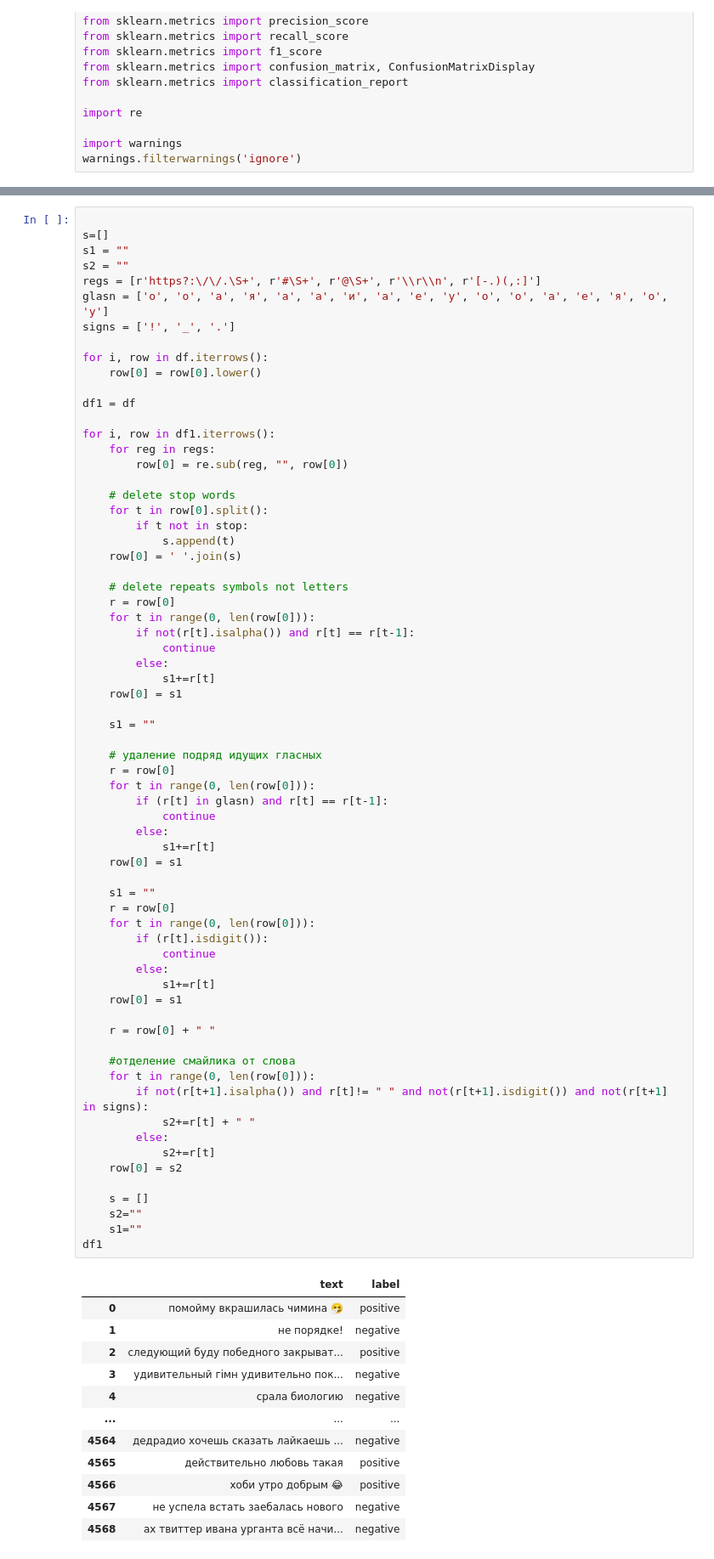
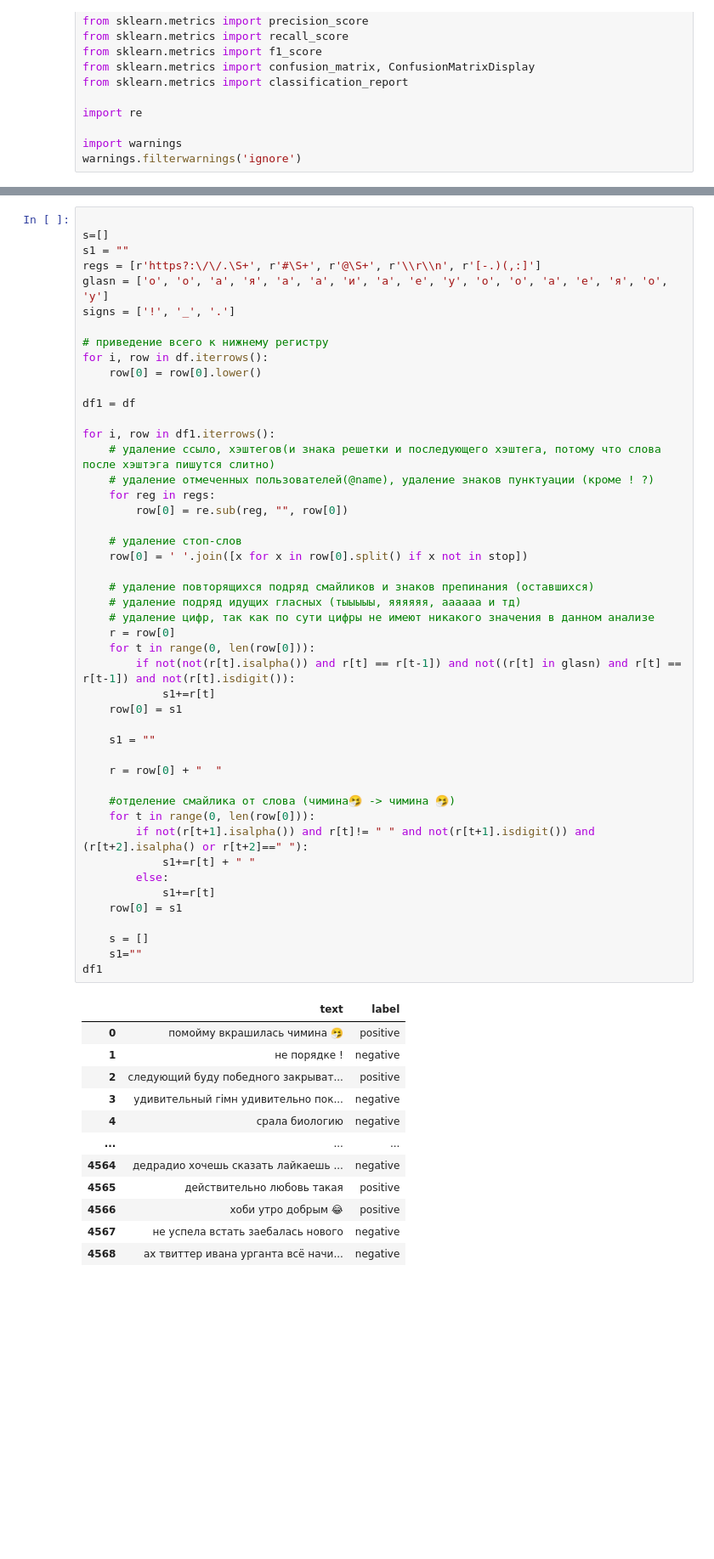
Before and after one commit to Blikir13/pad_lab4, a Jupyter notebook: PAD_LAB4.ipynb, the cells around one changed output, grey strips where cells are left out. Shown: that part at 85% size. Saved outputs shown, nothing was run; the diff lists cells and outputs as text; blank space fills up the shorter version.

```diff
--- a/PAD_LAB4.ipynb
+++ b/PAD_LAB4.ipynb
@@ -86,73 +53,53 @@ stop
 
 s=[]
 s1 = ""
-s2 = ""
 regs = [r'https?:\/\/.\S+', r'#\S+', r'@\S+', r'\\r\\n', r'[-.)(,:]']
 glasn = ['о', 'о', 'а', 'я', 'а', 'а', 'и', 'а', 'е', 'у', 'о', 'о', 'а', 'е', 'я', 'о', 'у']
 signs = ['!', '_', '.']
 
+# приведение всего к нижнему регистру
 for i, row in df.iterrows():
     row[0] = row[0].lower()
 
 df1 = df
 
 for i, row in df1.iterrows():
+    # удаление ссыло, хэштегов(и знака решетки и последующего хэштега, потому что слова после хэштэга пишутся слитно)
+    # удаление отмеченных пользователей(@name), удаление знаков пунктуации (кроме ! ?)
     for reg in regs:
         row[0] = re.sub(reg, "", row[0])
 
-    # delete stop words
-    for t in row[0].split():
-        if t not in stop:
-            s.append(t)
-    row[0] = ' '.join(s)
+    # удаление стоп-слов
+    row[0] = ' '.join([x for x in row[0].split() if x not in stop])
 
-    # delete repeats symbols not letters
+    # удаление повторящихся подряд смайликов и знаков препинания (оставшихся)
+    # удаление подряд идущих гласных (тыыыыы, яяяяяя, аааааа и тд)
+    # удаление цифр, так как по сути цифры не имеют никакого значения в данном анализе
     r = row[0]
     for t in range(0, len(row[0])):
-        if not(r[t].isalpha()) and r[t] == r[t-1]:
-            continue
-        else:
+        if not(not(r[t].isalpha()) and r[t] == r[t-1]) and not((r[t] in glasn) and r[t] == r[t-1]) and not(r[t].isdigit()):
             s1+=r[t]
     row[0] = s1
 
     s1 = ""
 
-    # удаление подряд идущих гласных
-    r = row[0]
+    r = row[0] + "  "
+
+    #отделение смайлика от слова (чимина🤧 -> чимина 🤧)
     for t in range(0, len(row[0])):
-        if (r[t] in glasn) and r[t] == r[t-1]:
-            continue
+        if not(r[t+1].isalpha()) and r[t]!= " " and not(r[t+1].isdigit()) and (r[t+2].isalpha() or r[t+2]==" "):
+            s1+=r[t] + " "
         else:
             s1+=r[t]
     row[0] = s1
 
-    s1 = ""
-    r = row[0]
-    for t in range(0, len(row[0])):
-        if (r[t].isdigit()):
-            continue
-        else:
-            s1+=r[t]
-    row[0] = s1
-
-    r = row[0] + " "
-
-    #отделение смайлика от слова
-    for t in range(0, len(row[0])):
-        if not(r[t+1].isalpha()) and r[t]!= " " and not(r[t+1].isdigit()) and not(r[t+1] in signs):
-            s2+=r[t] + " "
-        else:
-            s2+=r[t]
-    row[0] = s2
-
     s = []
-    s2=""
     s1=""
 df1
 # %% [output]
 |  | text | label |
 | 0 | помойму вкрашилась чимина 🤧 | positive |
-| 1 | не порядке! | negative |
+| 1 | не порядке ! | negative |
 | 2 | следующий буду победного закрыват... | positive |
 | 3 | удивительный гiмн удивительно пок... | negative |
 | 4 | срала биологию | negative |
```
Also changed, not shown: parts of 6 cells of this notebook.
